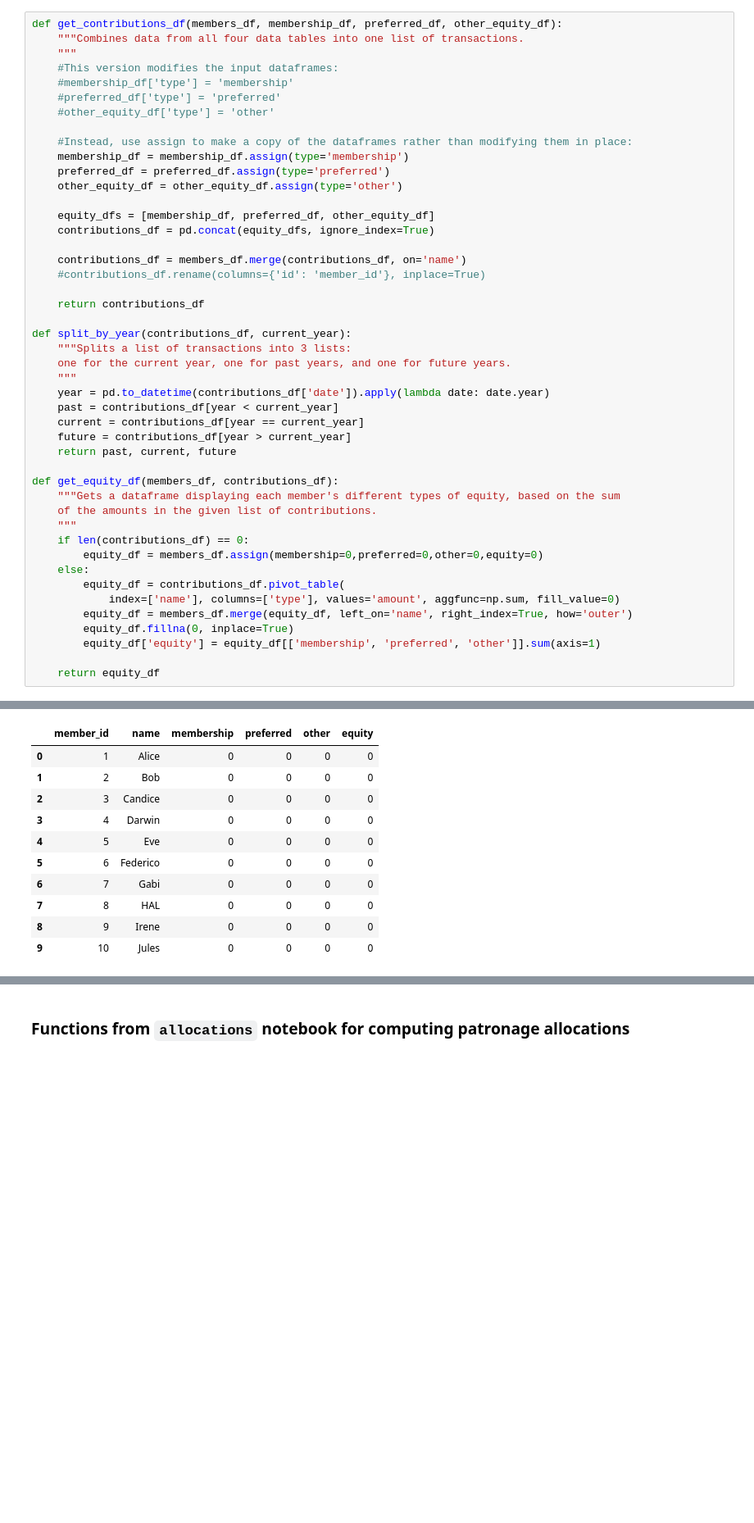
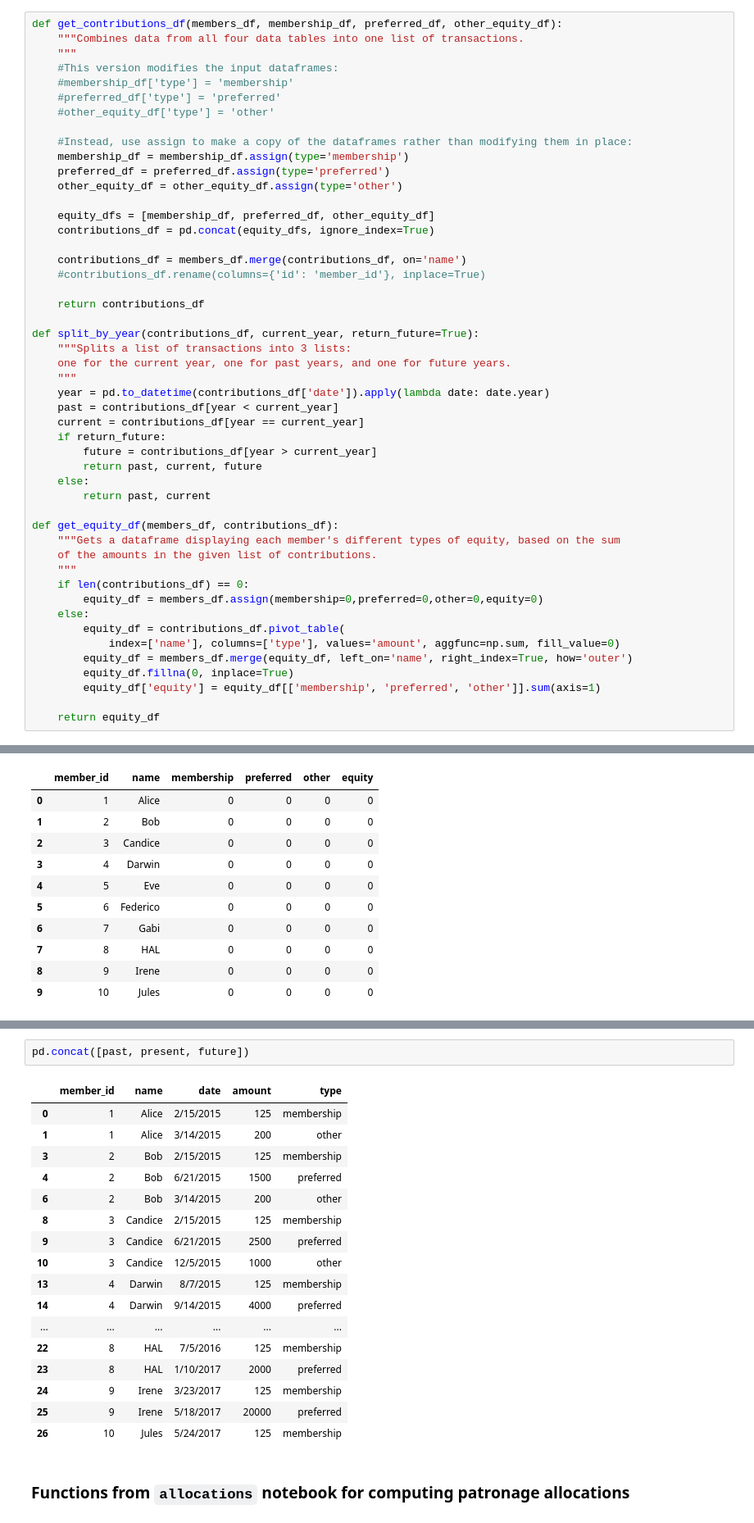
Before and after one commit to NathanielBlairStahn/sscofi, a Jupyter notebook: 05_sscofi_notices.ipynb, the cells around one changed output, grey strips where cells are left out. Shown at 82% size. Saved outputs shown, nothing was run; the diff lists cells and outputs as text; blank space fills up the shorter version.

```diff
--- a/05_sscofi_notices.ipynb
+++ b/05_sscofi_notices.ipynb
@@ -142,15 +142,18 @@ def get_contributions_df(members_df, membership_df, preferred_df, other_equity_d
 
     return contributions_df
 
-def split_by_year(contributions_df, current_year):
+def split_by_year(contributions_df, current_year, return_future=True):
     """Splits a list of transactions into 3 lists:
     one for the current year, one for past years, and one for future years.
     """
     year = pd.to_datetime(contributions_df['date']).apply(lambda date: date.year)
     past = contributions_df[year < current_year]
     current = contributions_df[year == current_year]
-    future = contributions_df[year > current_year]
-    return past, current, future
+    if return_future:
+        future = contributions_df[year > current_year]
+        return past, current, future
+    else:
+        return past, current
 
 def get_equity_df(members_df, contributions_df):
     """Gets a dataframe displaying each member's different types of equity, based on the sum
@@ -231,3 +242,23 @@ get_equity_df(members_df, past)
+# %%
+pd.concat([past, present, future])
+# %% [output]
+|  | member_id | name | date | amount | type |
+| 0 | 1 | Alice | 2/15/2015 | 125 | membership |
+| 1 | 1 | Alice | 3/14/2015 | 200 | other |
+| 3 | 2 | Bob | 2/15/2015 | 125 | membership |
+| 4 | 2 | Bob | 6/21/2015 | 1500 | preferred |
+| 6 | 2 | Bob | 3/14/2015 | 200 | other |
+| 8 | 3 | Candice | 2/15/2015 | 125 | membership |
+| 9 | 3 | Candice | 6/21/2015 | 2500 | preferred |
+| 10 | 3 | Candice | 12/5/2015 | 1000 | other |
+| 13 | 4 | Darwin | 8/7/2015 | 125 | membership |
+| 14 | 4 | Darwin | 9/14/2015 | 4000 | preferred |
+| ... | ... | ... | ... | ... | ... |
+| 22 | 8 | HAL | 7/5/2016 | 125 | membership |
+| 23 | 8 | HAL | 1/10/2017 | 2000 | preferred |
+| 24 | 9 | Irene | 3/23/2017 | 125 | membership |
+| 25 | 9 | Irene | 5/18/2017 | 20000 | preferred |
+| 26 | 10 | Jules | 5/24/2017 | 125 | membership |
 # %% [markdown]
 ### Functions from `allocations` notebook for computing patronage allocations
 # %%
```
Also changed, not shown: parts of 23 cells of this notebook.
